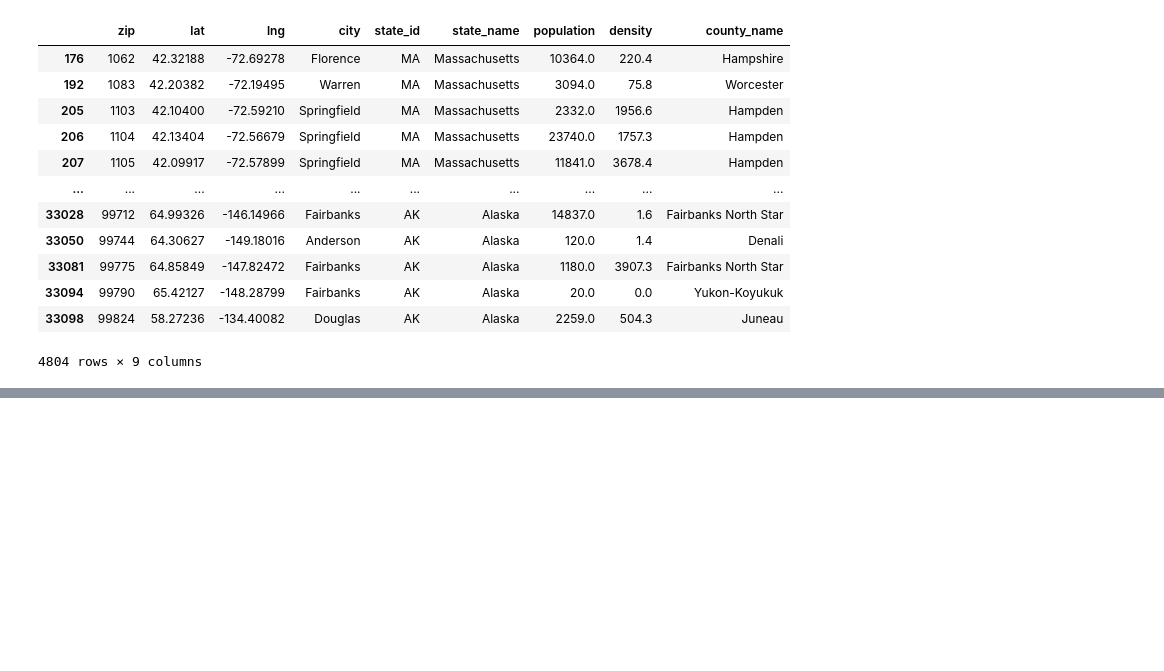
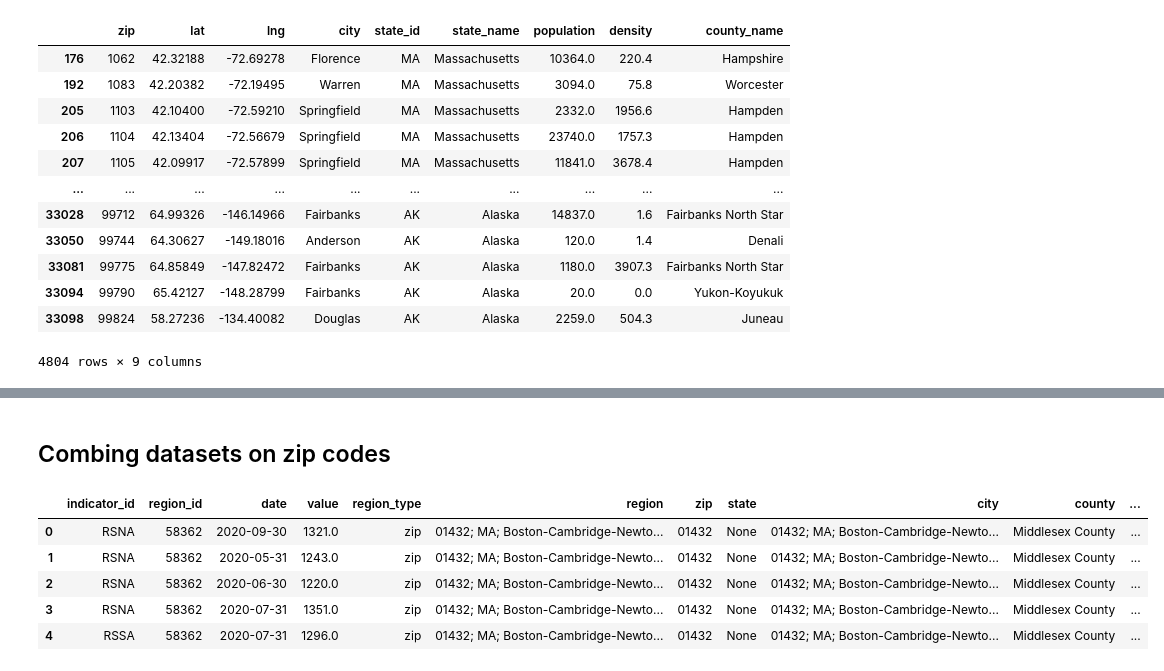
Before and after one commit to BloomTech-Labs/PT17_cityspire-f-ds, a Jupyter notebook: notebooks/exploratory/real_estate.ipynb, the cells around one changed output, grey strips where cells are left out. Saved outputs shown, nothing was run; the diff lists cells and outputs as text; code cells hidden in the pictures; blank space fills up the shorter version.

Commit message:
merged datasets in good shape finally!

```diff
--- a/notebooks/exploratory/real_estate.ipynb
+++ b/notebooks/exploratory/real_estate.ipynb
@@ -548,0 +519,11 @@ cities
+# %% [markdown]
+## Combing datasets on zip codes
+# %%
+rent_per_region.head()
+# %% [output]
+|  | indicator_id | region_id | date | value | region_type | region | zip | state | city | county | ... |
+| 0 | RSNA | 58362 | 2020-09-30 | 1321.0 | zip | 01432; MA; Boston-Cambridge-Newto... | 01432 | None | 01432; MA; Boston-Cambridge-Newto... | Middlesex County | ... |
+| 1 | RSNA | 58362 | 2020-05-31 | 1243.0 | zip | 01432; MA; Boston-Cambridge-Newto... | 01432 | None | 01432; MA; Boston-Cambridge-Newto... | Middlesex County | ... |
+| 2 | RSNA | 58362 | 2020-06-30 | 1220.0 | zip | 01432; MA; Boston-Cambridge-Newto... | 01432 | None | 01432; MA; Boston-Cambridge-Newto... | Middlesex County | ... |
+| 3 | RSNA | 58362 | 2020-07-31 | 1351.0 | zip | 01432; MA; Boston-Cambridge-Newto... | 01432 | None | 01432; MA; Boston-Cambridge-Newto... | Middlesex County | ... |
+| 4 | RSSA | 58362 | 2020-07-31 | 1296.0 | zip | 01432; MA; Boston-Cambridge-Newto... | 01432 | None | 01432; MA; Boston-Cambridge-Newto... | Middlesex County | ... |
```
Also changed, not shown: parts of 14 cells of this notebook.
